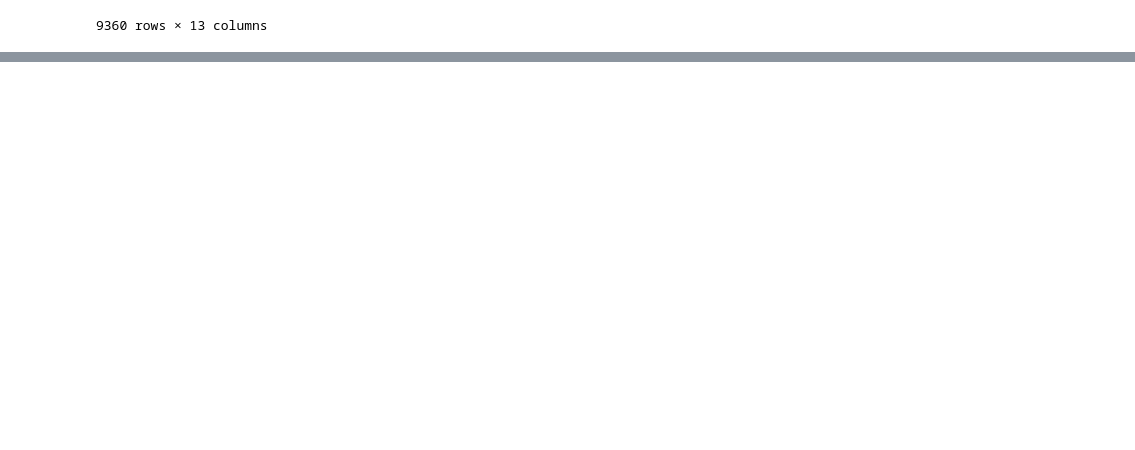
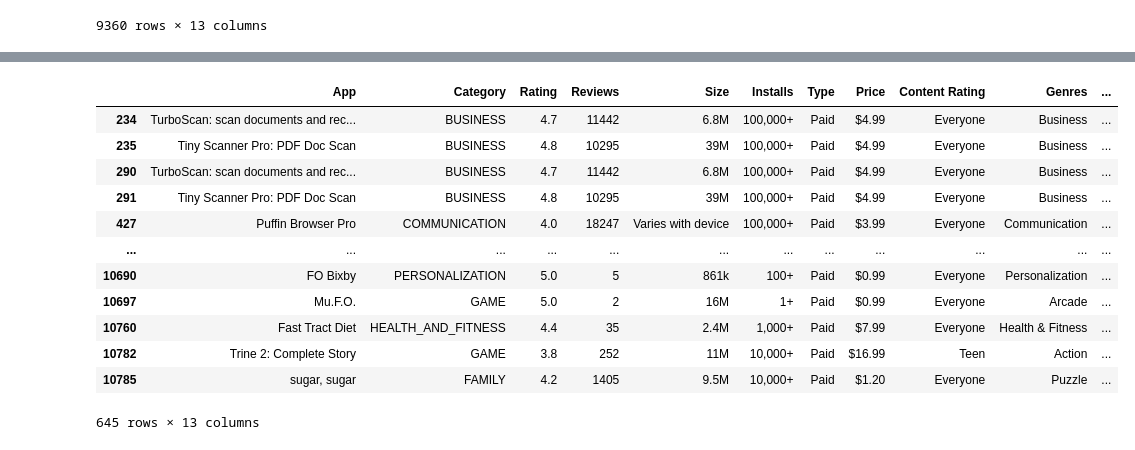
Before and after one commit to tzuzulcode/data-science-abril2022, a Jupyter notebook: DataCleaning/Introduction.ipynb, the cells around one changed output, grey strips where cells are left out. Cells and saved outputs as stored; diff of their text form; code cells hidden in the pictures; blank space fills up the shorter version.

Commit message:
Cleaning data

```diff
--- a/DataCleaning/Introduction.ipynb
+++ b/DataCleaning/Introduction.ipynb
@@ -161,0 +207,2 @@ pd.read_sql("SELECT * FROM users",conn)
+# %%
+data.set_index("App")
@@ -161,0 +224,16 @@ pd.read_sql("SELECT * FROM users",conn)
+# %%
+data[data.Price!='0']
+# %% [output]
+|  | App | Category | Rating | Reviews | Size | Installs | Type | Price | Content Rating | Genres | ... |
+| 234 | TurboScan: scan documents and rec... | BUSINESS | 4.7 | 11442 | 6.8M | 100,000+ | Paid | $4.99 | Everyone | Business | ... |
+| 235 | Tiny Scanner Pro: PDF Doc Scan | BUSINESS | 4.8 | 10295 | 39M | 100,000+ | Paid | $4.99 | Everyone | Business | ... |
+| 290 | TurboScan: scan documents and rec... | BUSINESS | 4.7 | 11442 | 6.8M | 100,000+ | Paid | $4.99 | Everyone | Business | ... |
+| 291 | Tiny Scanner Pro: PDF Doc Scan | BUSINESS | 4.8 | 10295 | 39M | 100,000+ | Paid | $4.99 | Everyone | Business | ... |
+| 427 | Puffin Browser Pro | COMMUNICATION | 4.0 | 18247 | Varies with device | 100,000+ | Paid | $3.99 | Everyone | Communication | ... |
+| ... | ... | ... | ... | ... | ... | ... | ... | ... | ... | ... | ... |
+| 10690 | FO Bixby | PERSONALIZATION | 5.0 | 5 | 861k | 100+ | Paid | $0.99 | Everyone | Personalization | ... |
+| 10697 | Mu.F.O. | GAME | 5.0 | 2 | 16M | 1+ | Paid | $0.99 | Everyone | Arcade | ... |
+| 10760 | Fast Tract Diet | HEALTH_AND_FITNESS | 4.4 | 35 | 2.4M | 1,000+ | Paid | $7.99 | Everyone | Health & Fitness | ... |
+| 10782 | Trine 2: Complete Story | GAME | 3.8 | 252 | 11M | 10,000+ | Paid | $16.99 | Teen | Action | ... |
+| 10785 | sugar, sugar | FAMILY | 4.2 | 1405 | 9.5M | 10,000+ | Paid | $1.20 | Everyone | Puzzle | ... |
+645 rows × 13 columns
```
Also changed, not shown: parts of 20 cells of this notebook.
